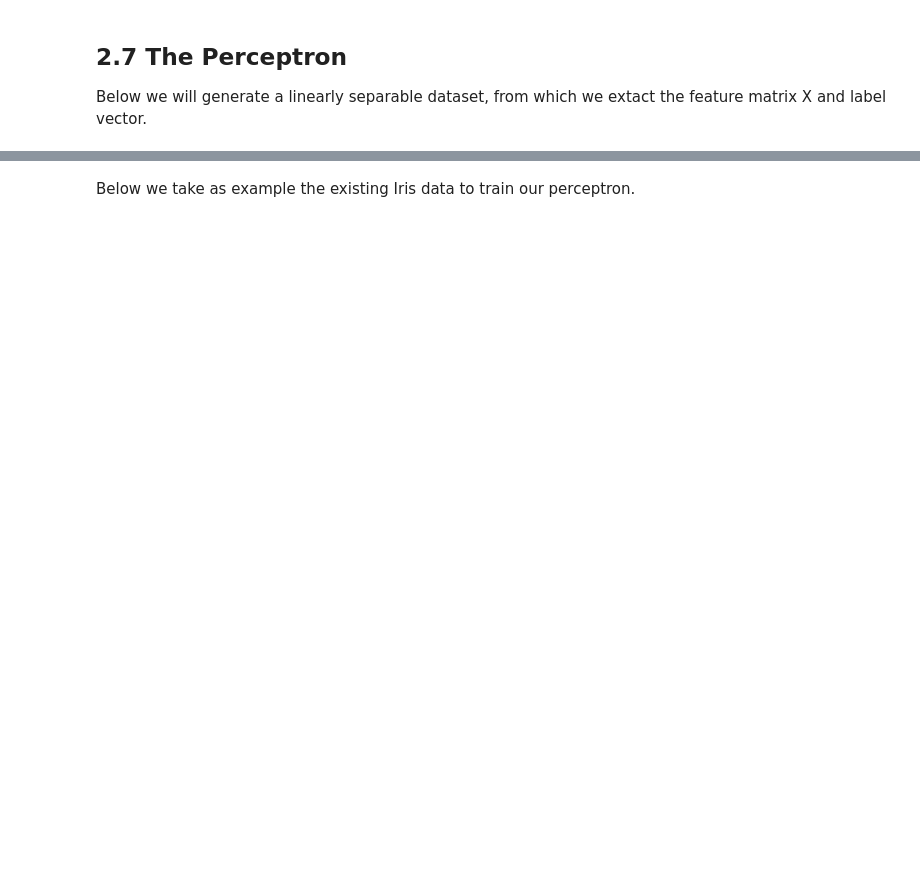
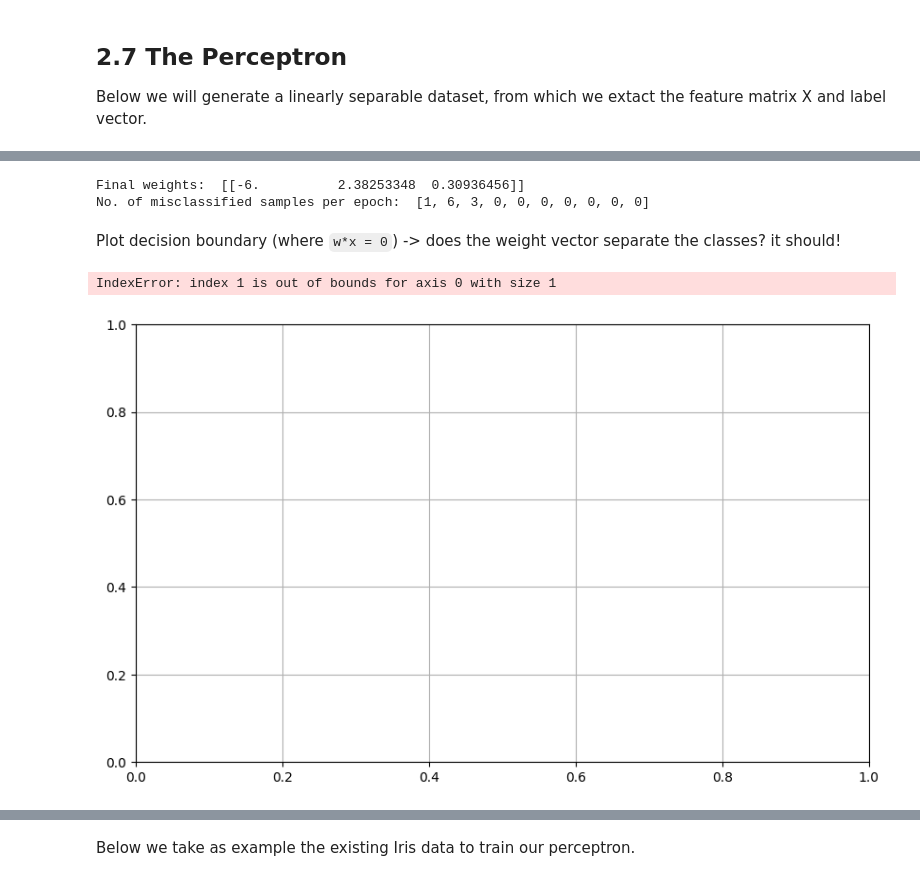
Before and after one commit to nadinekuo/MachineLearning1-Labs, a Jupyter notebook: 2-Linear-Classifiers/linear-classifiers.ipynb, the cells around one changed output, grey strips where cells are left out. Drawn from its saved outputs; the diff is of its cells as text; code cells hidden in the pictures; blank space fills up the shorter version.

```diff
--- a/2-Linear-Classifiers/linear-classifiers.ipynb
+++ b/2-Linear-Classifiers/linear-classifiers.ipynb
@@ -114,0 +136,38 @@ def perceptron(data, num_iter):
+# %%
+num_iter = 10
+w, misclassified_ = perceptron(data, num_iter)
+print('Final weights: ', w)    # [w0, w1, w2ﬁ]
+print('No. of misclassified samples per epoch: ', misclassified_)
+# %% [output]
+Final weights:  [[-6.          2.38253348  0.30936456]]
+No. of misclassified samples per epoch:  [1, 6, 3, 0, 0, 0, 0, 0, 0, 0]
+# %% [markdown]
+Plot decision boundary (where `w*x = 0`) -> does the weight vector separate the classes? it should!
+# %%
+
+# TODO: Plot the normal vector w by taking the separate weights w1 and w2 from the weight vector w
+# Weight vector is perpendicular to the decision boundary!
+
+def plot_decision_boundary(inputs,targets,weights):
+    # fig config
+    plt.figure(figsize=(10,6))
+    plt.grid(True)
+
+    #plot input samples(2D data points) and i have two classes.
+    #one is +1 and second one is -1, so it red color for +1 and blue color for -1
+    for input,target in zip(inputs,targets):
+        plt.plot(input[0],input[1],'ro' if (target == 1.0) else 'bo')
+
+    # Here i am calculating slope and intercept with given three weights
+    for i in np.linspace(np.amin(inputs[:,:1]),np.amax(inputs[:,:1])):
+        slope = -(weights[0]/weights[2])/(weights[0]/weights[1])
+        intercept = -weights[0]/weights[2]
+
+        #y =mx+c, m is slope and c is intercept
+        y = (slope*i) + intercept
+        plt.plot(i, y,'ko')
+
+plot_decision_boundary(data, labels, w[0])
+# %% [output]
+IndexError: index 1 is out of bounds for axis 0 with size 1
+[figure, added]
```
Also changed, not shown: parts of 10 cells of this notebook.
